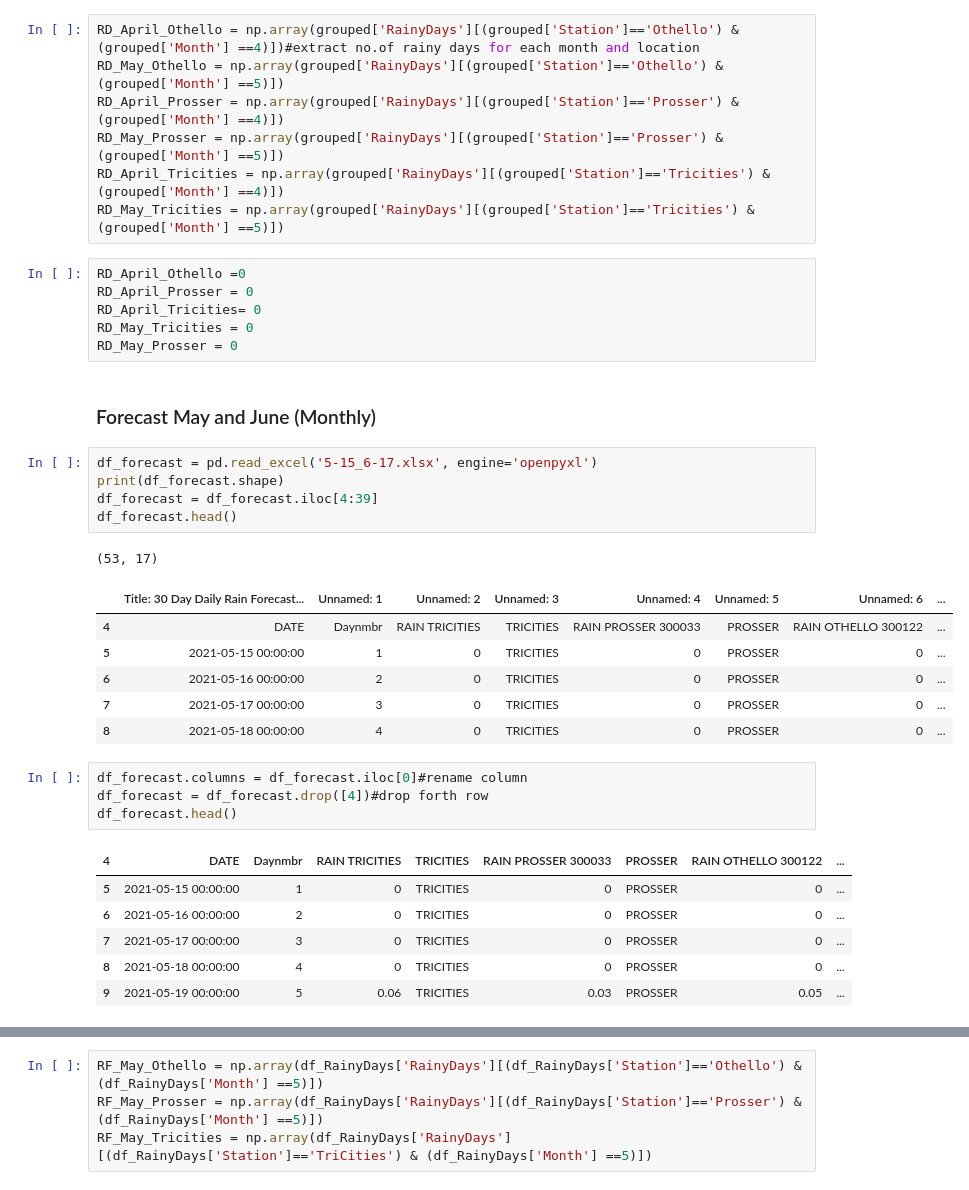
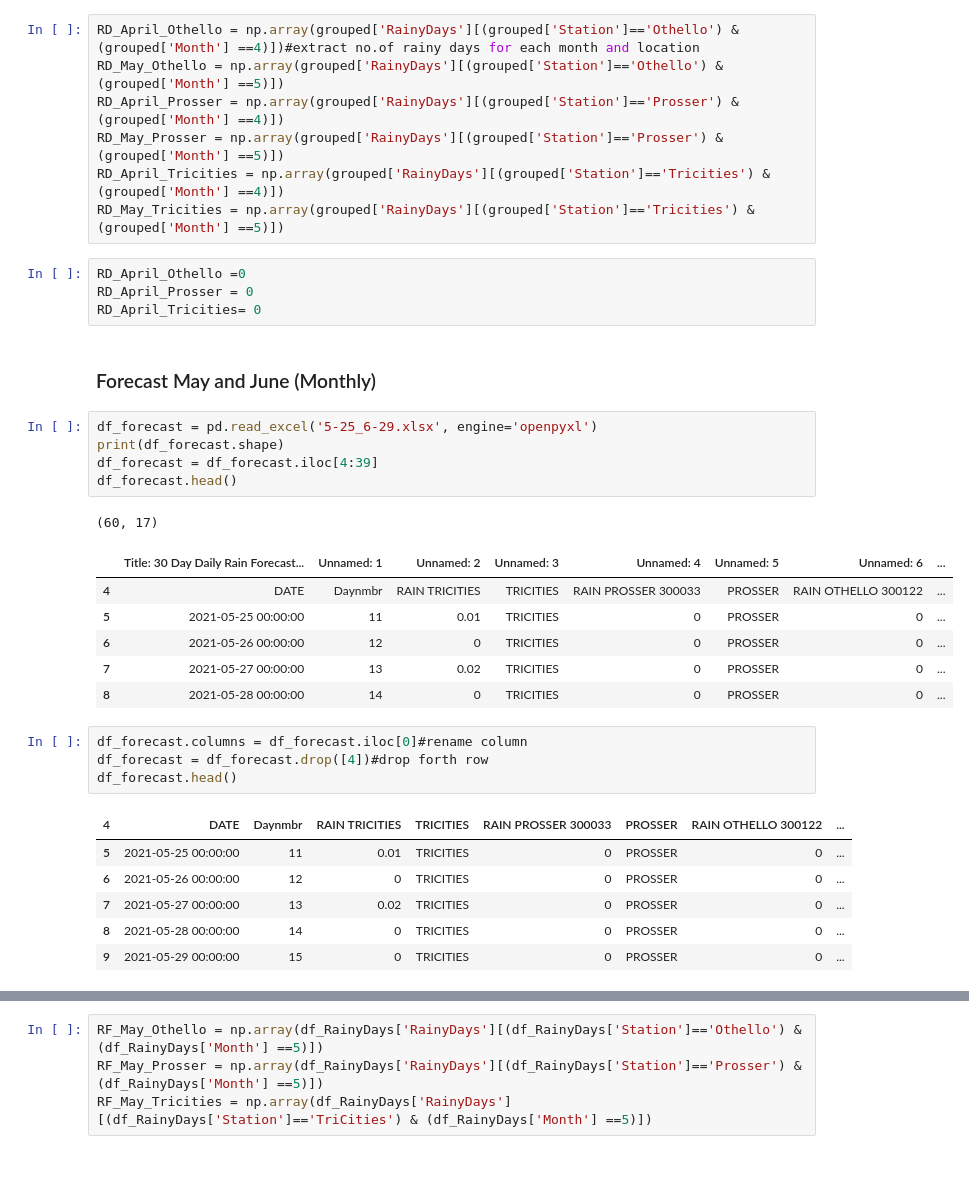
Before and after one commit to d-linnard/LateBlight, a Jupyter notebook: Scripts/Lateblight_2021.ipynb, the cells around one changed output, grey strips where cells are left out. Saved outputs shown, nothing was run; the diff lists cells and outputs as text.

Commit message:
forecasts week4

```diff
--- a/Scripts/Lateblight_2021.ipynb
+++ b/Scripts/Lateblight_2021.ipynb
@@ -205,34 +207,32 @@ RD_May_Tricities = np.array(grouped['RainyDays'][(grouped['Station']=='Tricities
 RD_April_Othello =0
 RD_April_Prosser = 0
 RD_April_Tricities= 0
-RD_May_Tricities = 0
-RD_May_Prosser = 0
 # %% [markdown]
 ### Forecast May and June (Monthly)
 # %%
-df_forecast = pd.read_excel('5-15_6-17.xlsx', engine='openpyxl')
+df_forecast = pd.read_excel('5-25_6-29.xlsx', engine='openpyxl')
 print(df_forecast.shape)
 df_forecast = df_forecast.iloc[4:39]
 df_forecast.head()
 # %% [output]
-(53, 17)
+(60, 17)
 |  | Title: 30 Day Daily Rain Forecast... | Unnamed: 1 | Unnamed: 2 | Unnamed: 3 | Unnamed: 4 | Unnamed: 5 | Unnamed: 6 | ... |
 | 4 | DATE | Daynmbr | RAIN TRICITIES | TRICITIES | RAIN PROSSER 300033 | PROSSER | RAIN OTHELLO 300122 | ... |
-| 5 | 2021-05-15 00:00:00 | 1 | 0 | TRICITIES | 0 | PROSSER | 0 | ... |
-| 6 | 2021-05-16 00:00:00 | 2 | 0 | TRICITIES | 0 | PROSSER | 0 | ... |
-| 7 | 2021-05-17 00:00:00 | 3 | 0 | TRICITIES | 0 | PROSSER | 0 | ... |
-| 8 | 2021-05-18 00:00:00 | 4 | 0 | TRICITIES | 0 | PROSSER | 0 | ... |
+| 5 | 2021-05-25 00:00:00 | 11 | 0.01 | TRICITIES | 0 | PROSSER | 0 | ... |
+| 6 | 2021-05-26 00:00:00 | 12 | 0 | TRICITIES | 0 | PROSSER | 0 | ... |
+| 7 | 2021-05-27 00:00:00 | 13 | 0.02 | TRICITIES | 0 | PROSSER | 0 | ... |
+| 8 | 2021-05-28 00:00:00 | 14 | 0 | TRICITIES | 0 | PROSSER | 0 | ... |
 # %%
 df_forecast.columns = df_forecast.iloc[0]#rename column
 df_forecast = df_forecast.drop([4])#drop forth row
 df_forecast.head()
 # %% [output]
 | 4 | DATE | Daynmbr | RAIN TRICITIES | TRICITIES | RAIN PROSSER 300033 | PROSSER | RAIN OTHELLO 300122 | ... |
-| 5 | 2021-05-15 00:00:00 | 1 | 0 | TRICITIES | 0 | PROSSER | 0 | ... |
-| 6 | 2021-05-16 00:00:00 | 2 | 0 | TRICITIES | 0 | PROSSER | 0 | ... |
-| 7 | 2021-05-17 00:00:00 | 3 | 0 | TRICITIES | 0 | PROSSER | 0 | ... |
-| 8 | 2021-05-18 00:00:00 | 4 | 0 | TRICITIES | 0 | PROSSER | 0 | ... |
-| 9 | 2021-05-19 00:00:00 | 5 | 0.06 | TRICITIES | 0.03 | PROSSER | 0.05 | ... |
+| 5 | 2021-05-25 00:00:00 | 11 | 0.01 | TRICITIES | 0 | PROSSER | 0 | ... |
+| 6 | 2021-05-26 00:00:00 | 12 | 0 | TRICITIES | 0 | PROSSER | 0 | ... |
+| 7 | 2021-05-27 00:00:00 | 13 | 0.02 | TRICITIES | 0 | PROSSER | 0 | ... |
+| 8 | 2021-05-28 00:00:00 | 14 | 0 | TRICITIES | 0 | PROSSER | 0 | ... |
+| 9 | 2021-05-29 00:00:00 | 15 | 0 | TRICITIES | 0 | PROSSER | 0 | ... |
 # %%
 df_simple = df_forecast[["DATE","RAIN TRICITIES","RAIN PROSSER 300033", "RAIN OTHELLO 300122"]]
 df_simple.head()
```
Also changed, not shown: parts of 13 cells of this notebook, 4 other files.
